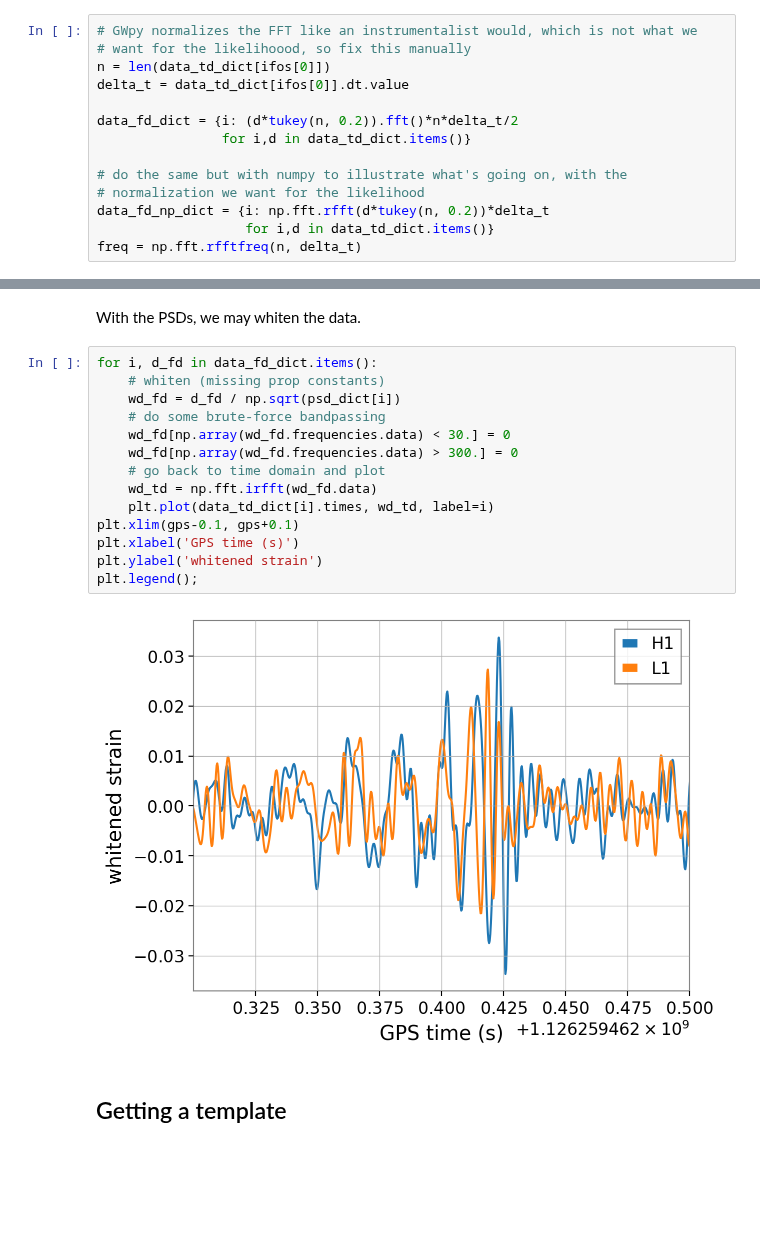
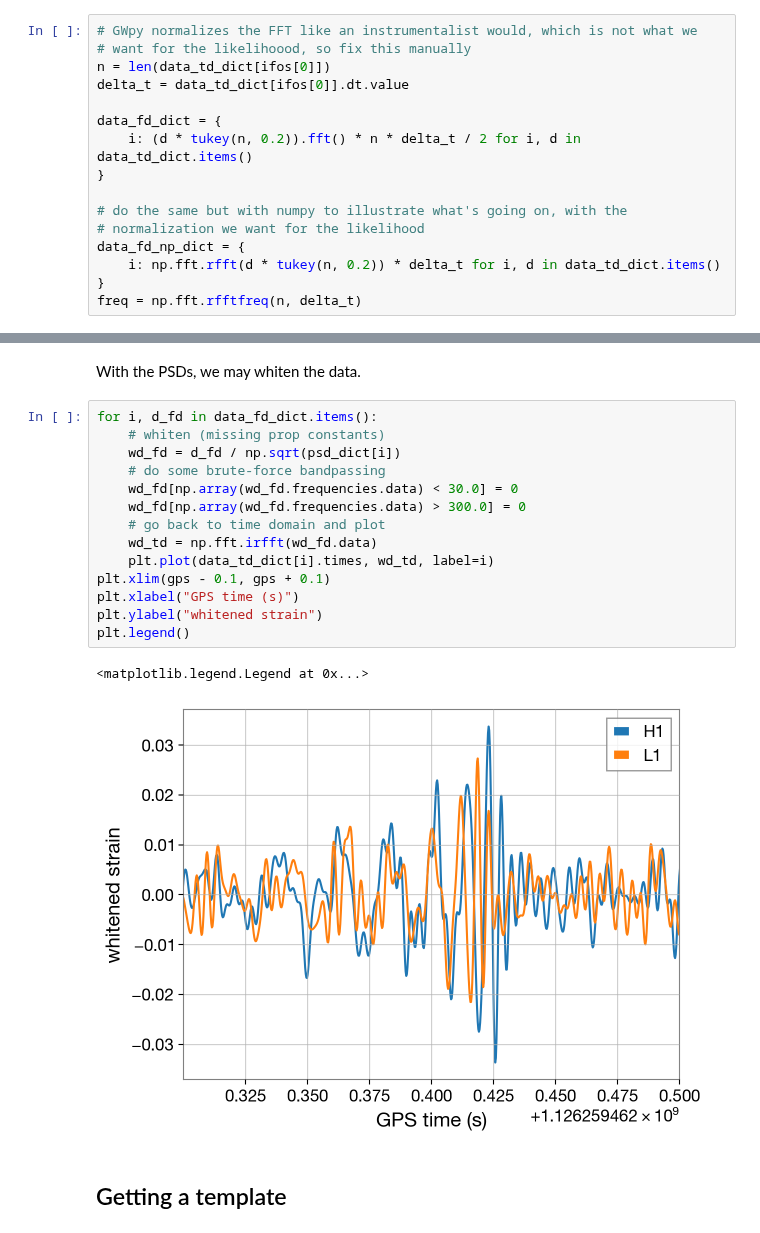
Before and after one commit to tedwards2412/ripple, a Jupyter notebook: notebooks/data_example.ipynb, the cells around one changed output, grey strips where cells are left out. Drawn from its saved outputs; the diff is of its cells as text; blank space fills up the shorter version.

```diff
--- a/notebooks/data_example.ipynb
+++ b/notebooks/data_example.ipynb
@@ -52,13 +50,15 @@ Let's Fourier transform the data, remembering first to window. We can do this us
 n = len(data_td_dict[ifos[0]])
 delta_t = data_td_dict[ifos[0]].dt.value
 
-data_fd_dict = {i: (d*tukey(n, 0.2)).fft()*n*delta_t/2
-                for i,d in data_td_dict.items()}
+data_fd_dict = {
+    i: (d * tukey(n, 0.2)).fft() * n * delta_t / 2 for i, d in data_td_dict.items()
+}
 
 # do the same but with numpy to illustrate what's going on, with the
 # normalization we want for the likelihood
-data_fd_np_dict = {i: np.fft.rfft(d*tukey(n, 0.2))*delta_t
-                   for i,d in data_td_dict.items()}
+data_fd_np_dict = {
+    i: np.fft.rfft(d * tukey(n, 0.2)) * delta_t for i, d in data_td_dict.items()
+}
 freq = np.fft.rfftfreq(n, delta_t)
 # %%
 for ifo in ifos:
@@ -108,19 +110,20 @@ With the PSDs, we may whiten the data.
 # %%
 for i, d_fd in data_fd_dict.items():
     # whiten (missing prop constants)
     wd_fd = d_fd / np.sqrt(psd_dict[i])
     # do some brute-force bandpassing
-    wd_fd[np.array(wd_fd.frequencies.data) < 30.] = 0
-    wd_fd[np.array(wd_fd.frequencies.data) > 300.] = 0
+    wd_fd[np.array(wd_fd.frequencies.data) < 30.0] = 0
+    wd_fd[np.array(wd_fd.frequencies.data) > 300.0] = 0
     # go back to time domain and plot
     wd_td = np.fft.irfft(wd_fd.data)
     plt.plot(data_td_dict[i].times, wd_td, label=i)
-plt.xlim(gps-0.1, gps+0.1)
-plt.xlabel('GPS time (s)')
-plt.ylabel('whitened strain')
-plt.legend();
+plt.xlim(gps - 0.1, gps + 0.1)
+plt.xlabel("GPS time (s)")
+plt.ylabel("whitened strain")
+plt.legend()
 # %% [output]
+<matplotlib.legend.Legend at 0x...>
-[figure, old version]
+[figure, new version]
 # %% [markdown]
 ## Getting a template
 # %% [markdown]
```
Also changed, not shown: parts of 14 cells of this notebook, 28 other files.
